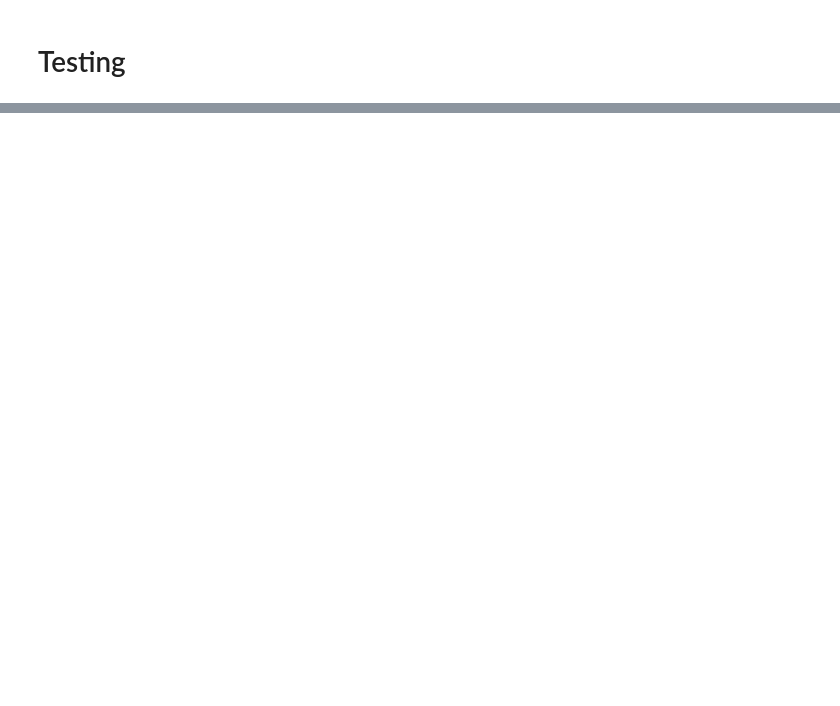
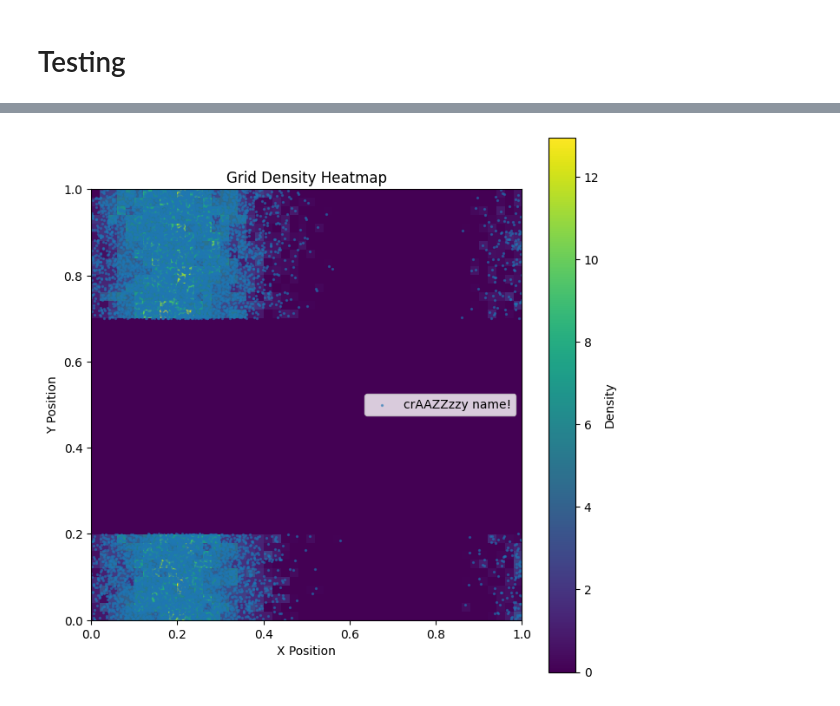
Before and after one commit to yaronetokayer/PHYS-600, a Jupyter notebook: phys600 project/phys600_nbody_notebook.ipynb, the cells around one changed output, grey strips where cells are left out. Cells and saved outputs as stored; diff of their text form; code cells hidden in the pictures; blank space fills up the shorter version.

```diff
--- a/phys600 project/phys600_nbody_notebook.ipynb
+++ b/phys600 project/phys600_nbody_notebook.ipynb
@@ -296,2 +22,7 @@ parts2 = simulator.particles_1
+# %%
+# Store in variables for easy access
+
+parts1, parts2 = (simulator.background_particles, simulator.overdensity_particles)
+# parts1 = simulator.species_list[0]
 # %%
 # Initialize attributes of the particle species
@@ -314,0 +52,5 @@ simulator.grid.plot_density_heatmap(particles=[parts1, parts2])
+# %%
+simulator.grid.assign_density(parts1)
+simulator.grid.plot_density_heatmap(particles=parts1)
+# %% [output]
+[figure, added]
```
Also changed, not shown: parts of 29 cells of this notebook.
